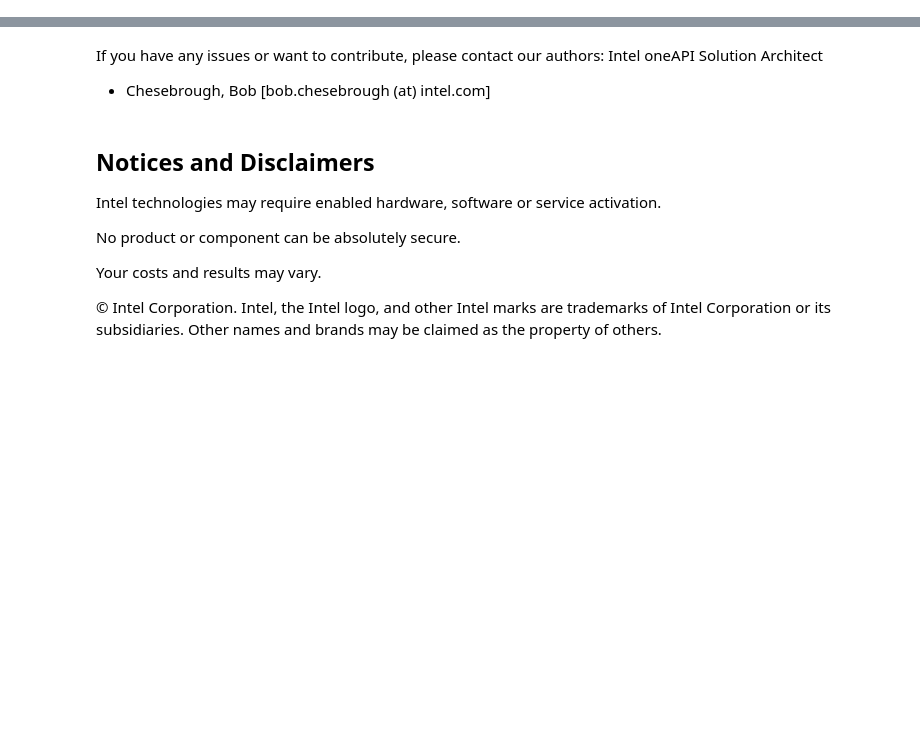
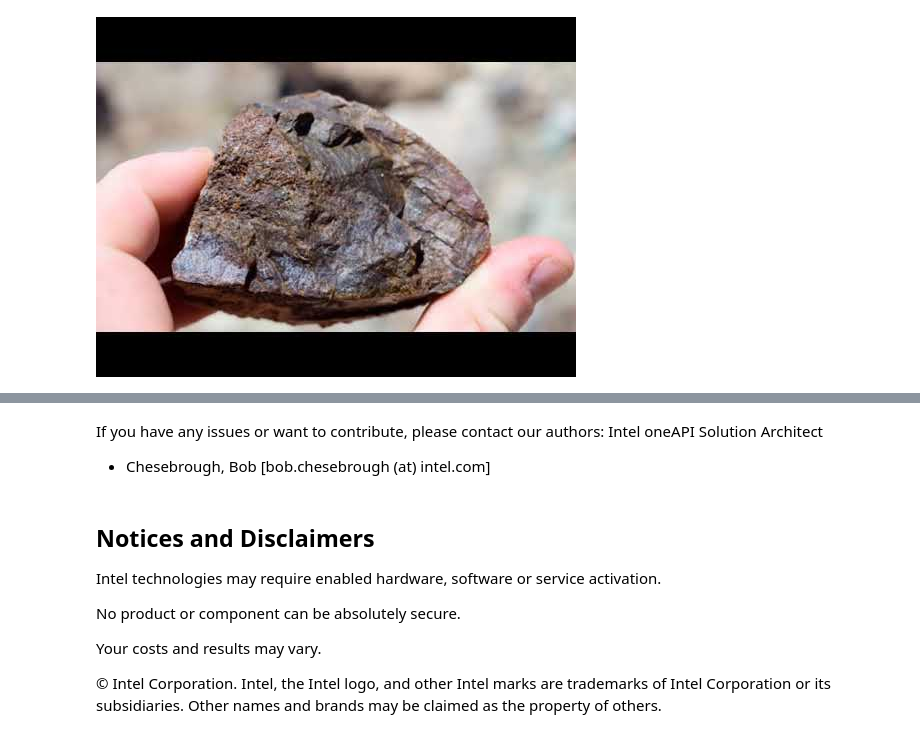
Before and after one commit to IntelSoftware/Jurassic, a Jupyter notebook: 00_Syllabus_Lab.ipynb, the cells around one changed output, grey strips where cells are left out. Cells and saved outputs as stored; diff of their text form; code cells hidden in the pictures; blank space fills up the shorter version.

```diff
--- a/00_Syllabus_Lab.ipynb
+++ b/00_Syllabus_Lab.ipynb
@@ -192,3 +191,9 @@ Create a map using the optimized model
+# %%
+from IPython.display import YouTubeVideo
+
+YouTubeVideo('BE3Jh943QsU', width=480)
+# %% [output]
+[figure, added]
 # %% [markdown]
 # [11_Closing_Comments](11_Closing_Comments.ipynb)
 
```
Also changed, not shown: parts of 2 cells of this notebook, 1 other file.
